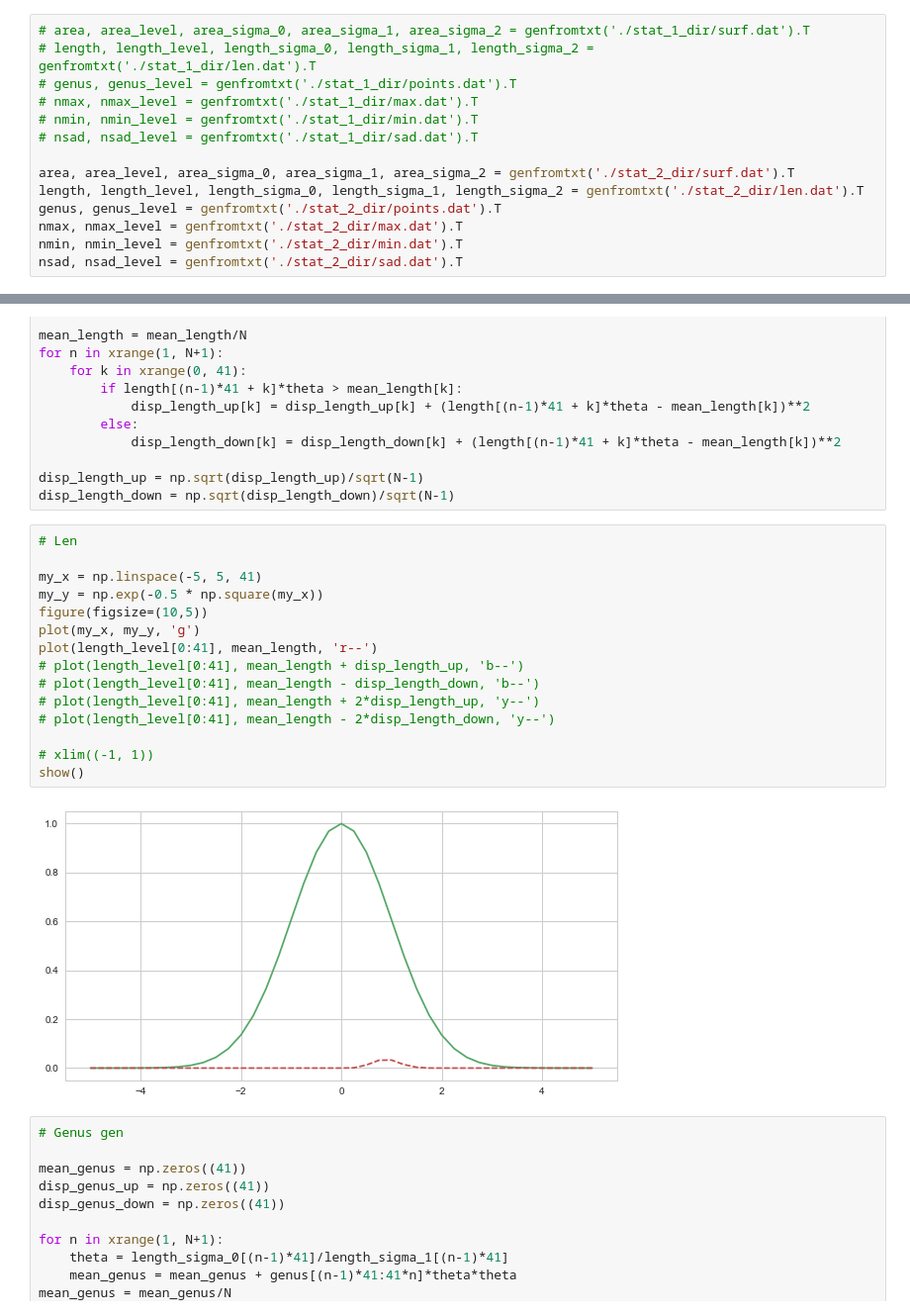
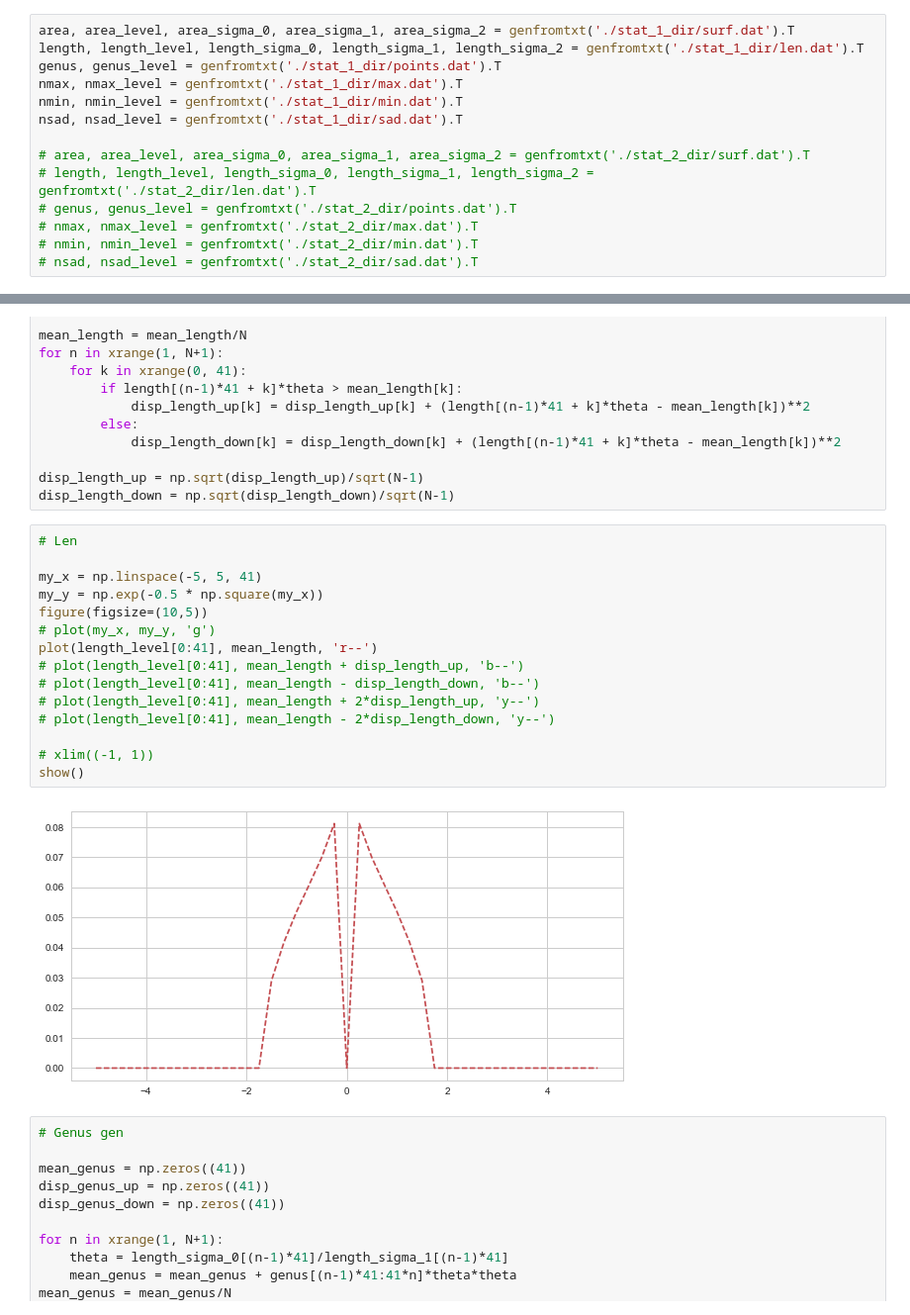
Before and after one commit to heyfaraday/CMB_test, a Jupyter notebook: stat_1.ipynb, the cells around one changed output, grey strips where cells are left out. Shown: that part at 99% size. Drawn from its saved outputs; the diff is of its cells as text.

```diff
--- a/stat_1.ipynb
+++ b/stat_1.ipynb
@@ -16,19 +16,19 @@ import scipy
 # %%
 N = 1
 # %%
-# area, area_level, area_sigma_0, area_sigma_1, area_sigma_2 = genfromtxt('./stat_1_dir/surf.dat').T
-# length, length_level, length_sigma_0, length_sigma_1, length_sigma_2 = genfromtxt('./stat_1_dir/len.dat').T
-# genus, genus_level = genfromtxt('./stat_1_dir/points.dat').T
-# nmax, nmax_level = genfromtxt('./stat_1_dir/max.dat').T
-# nmin, nmin_level = genfromtxt('./stat_1_dir/min.dat').T
-# nsad, nsad_level = genfromtxt('./stat_1_dir/sad.dat').T
+area, area_level, area_sigma_0, area_sigma_1, area_sigma_2 = genfromtxt('./stat_1_dir/surf.dat').T
+length, length_level, length_sigma_0, length_sigma_1, length_sigma_2 = genfromtxt('./stat_1_dir/len.dat').T
+genus, genus_level = genfromtxt('./stat_1_dir/points.dat').T
+nmax, nmax_level = genfromtxt('./stat_1_dir/max.dat').T
+nmin, nmin_level = genfromtxt('./stat_1_dir/min.dat').T
+nsad, nsad_level = genfromtxt('./stat_1_dir/sad.dat').T
 
-area, area_level, area_sigma_0, area_sigma_1, area_sigma_2 = genfromtxt('./stat_2_dir/surf.dat').T
-length, length_level, length_sigma_0, length_sigma_1, length_sigma_2 = genfromtxt('./stat_2_dir/len.dat').T
-genus, genus_level = genfromtxt('./stat_2_dir/points.dat').T
-nmax, nmax_level = genfromtxt('./stat_2_dir/max.dat').T
-nmin, nmin_level = genfromtxt('./stat_2_dir/min.dat').T
-nsad, nsad_level = genfromtxt('./stat_2_dir/sad.dat').T
+# area, area_level, area_sigma_0, area_sigma_1, area_sigma_2 = genfromtxt('./stat_2_dir/surf.dat').T
+# length, length_level, length_sigma_0, length_sigma_1, length_sigma_2 = genfromtxt('./stat_2_dir/len.dat').T
+# genus, genus_level = genfromtxt('./stat_2_dir/points.dat').T
+# nmax, nmax_level = genfromtxt('./stat_2_dir/max.dat').T
+# nmin, nmin_level = genfromtxt('./stat_2_dir/min.dat').T
+# nsad, nsad_level = genfromtxt('./stat_2_dir/sad.dat').T
 # %%
 theta = length_sigma_0[0:41][0]/length_sigma_1[0:41][0]
 gamma = length_sigma_1[0:41][0] * length_sigma_1[0:41][0] / (length_sigma_0[0:41][0] * length_sigma_2[0:41][0])
@@ -90,20 +90,20 @@ disp_length_down = np.sqrt(disp_length_down)/sqrt(N-1)
 # %%
 # Len
 
 my_x = np.linspace(-5, 5, 41)
 my_y = np.exp(-0.5 * np.square(my_x))
 figure(figsize=(10,5))
-plot(my_x, my_y, 'g')
+# plot(my_x, my_y, 'g')
 plot(length_level[0:41], mean_length, 'r--')
 # plot(length_level[0:41], mean_length + disp_length_up, 'b--')
 # plot(length_level[0:41], mean_length - disp_length_down, 'b--')
 # plot(length_level[0:41], mean_length + 2*disp_length_up, 'y--')
 # plot(length_level[0:41], mean_length - 2*disp_length_down, 'y--')
 
 # xlim((-1, 1))
 show()
 # %% [output]
-[figure, old version]
+[figure, new version]
 # %%
 # Genus gen
 
```
Also changed, not shown: parts of 2 cells of this notebook, 2 other files.
